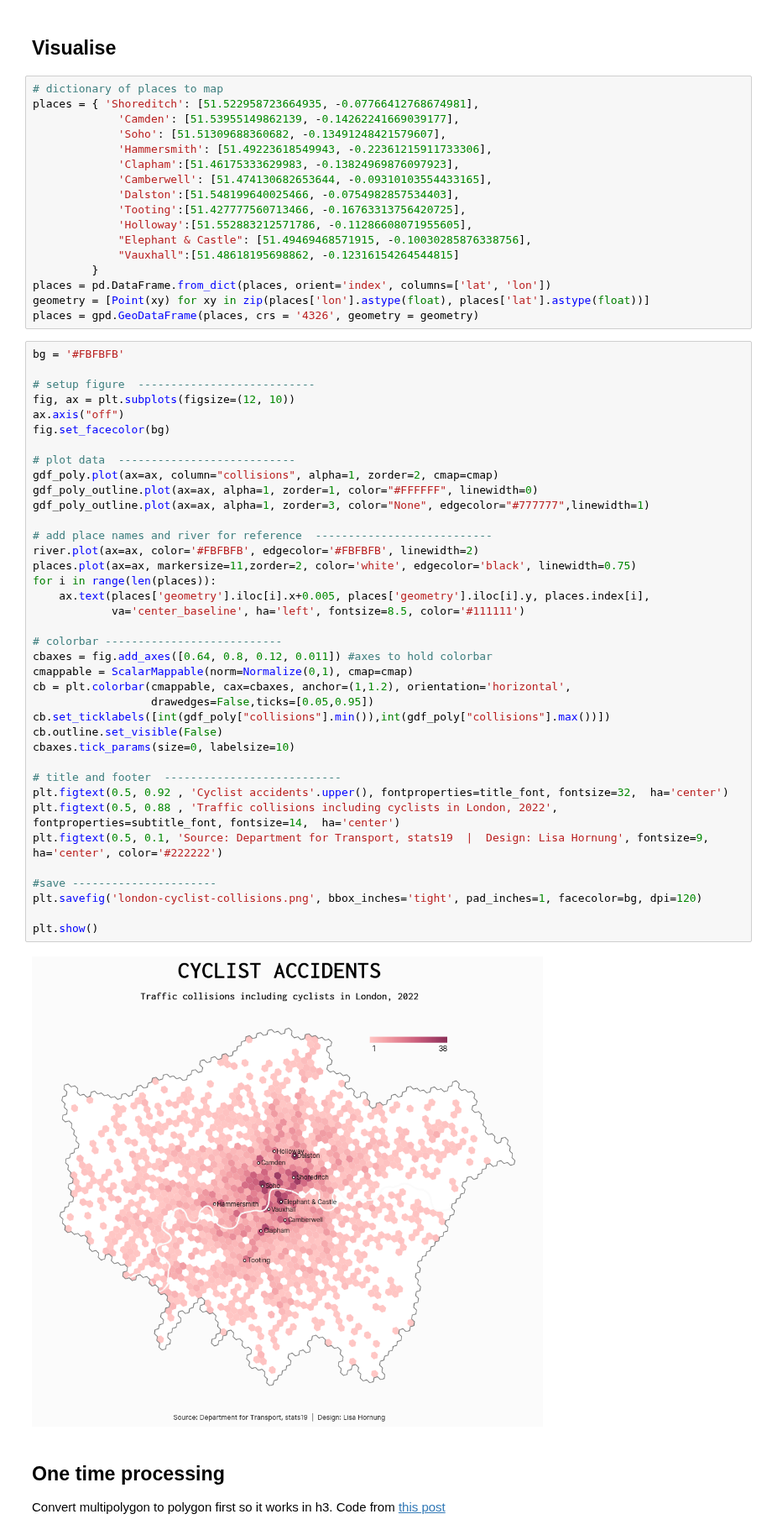
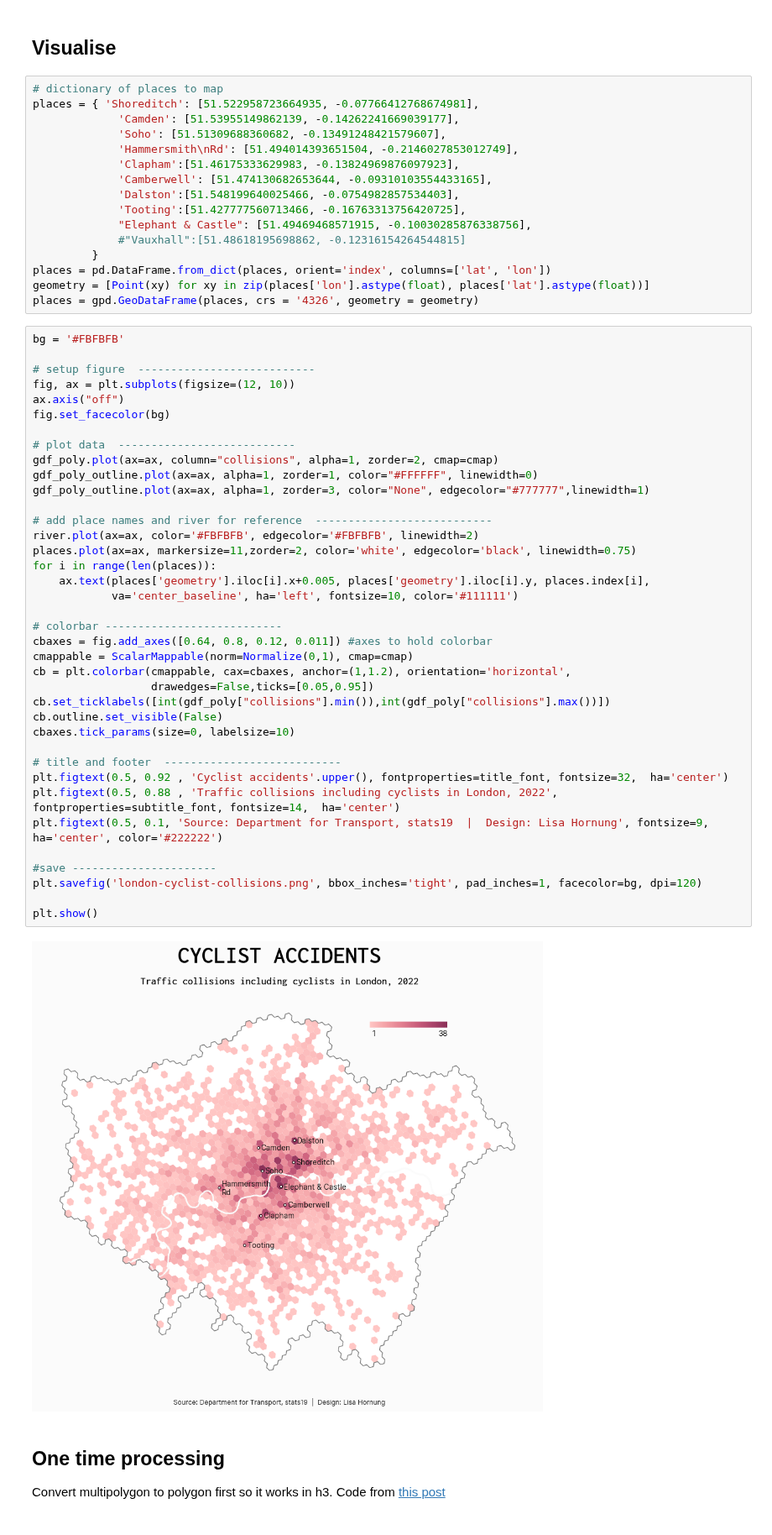
Before and after one commit to Lisa-Ho/30-day-map-challenge, a Jupyter notebook: 2023/Day9-cyclist-accidents/london-accidents.ipynb, the cells around one changed output. Shown at 84% size. Saved outputs shown, nothing was run; the diff lists cells and outputs as text.

```diff
--- a/2023/Day9-cyclist-accidents/london-accidents.ipynb
+++ b/2023/Day9-cyclist-accidents/london-accidents.ipynb
@@ -170,14 +170,13 @@ gdf_poly.loc[dissolve.index, 'collisions'] = dissolve['collisions'].values
 places = { 'Shoreditch': [51.522958723664935, -0.07766412768674981],
              'Camden': [51.53955149862139, -0.14262241669039177],
              'Soho': [51.51309688360682, -0.13491248421579607],
-             'Hammersmith': [51.49223618549943, -0.22361215911733306],
+             'Hammersmith\nRd': [51.494014393651504, -0.2146027853012749],
              'Clapham':[51.46175333629983, -0.13824969876097923],
              'Camberwell': [51.474130682653644, -0.09310103554433165],
              'Dalston':[51.548199640025466, -0.0754982857534403],
              'Tooting':[51.427777560713466, -0.16763313756420725],
-             'Holloway':[51.552883212571786, -0.11286608071955605],
              "Elephant & Castle": [51.49469468571915, -0.10030285876338756],
-             "Vauxhall":[51.48618195698862, -0.12316154264544815]
+             #"Vauxhall":[51.48618195698862, -0.12316154264544815]
          }
 places = pd.DataFrame.from_dict(places, orient='index', columns=['lat', 'lon'])
 geometry = [Point(xy) for xy in zip(places['lon'].astype(float), places['lat'].astype(float))]
@@ -193,35 +192,35 @@ fig.set_facecolor(bg)
 # plot data  ---------------------------
 gdf_poly.plot(ax=ax, column="collisions", alpha=1, zorder=2, cmap=cmap)
 gdf_poly_outline.plot(ax=ax, alpha=1, zorder=1, color="#FFFFFF", linewidth=0)
 gdf_poly_outline.plot(ax=ax, alpha=1, zorder=3, color="None", edgecolor="#777777",linewidth=1)
 
 # add place names and river for reference  ---------------------------
 river.plot(ax=ax, color='#FBFBFB', edgecolor='#FBFBFB', linewidth=2)
 places.plot(ax=ax, markersize=11,zorder=2, color='white', edgecolor='black', linewidth=0.75)
 for i in range(len(places)):
     ax.text(places['geometry'].iloc[i].x+0.005, places['geometry'].iloc[i].y, places.index[i],
-            va='center_baseline', ha='left', fontsize=8.5, color='#111111')
+            va='center_baseline', ha='left', fontsize=10, color='#111111')
 
 # colorbar ---------------------------
 cbaxes = fig.add_axes([0.64, 0.8, 0.12, 0.011]) #axes to hold colorbar
 cmappable = ScalarMappable(norm=Normalize(0,1), cmap=cmap)
 cb = plt.colorbar(cmappable, cax=cbaxes, anchor=(1,1.2), orientation='horizontal',
                   drawedges=False,ticks=[0.05,0.95])
 cb.set_ticklabels([int(gdf_poly["collisions"].min()),int(gdf_poly["collisions"].max())])
 cb.outline.set_visible(False)
 cbaxes.tick_params(size=0, labelsize=10)
 
 # title and footer  ---------------------------
 plt.figtext(0.5, 0.92 , 'Cyclist accidents'.upper(), fontproperties=title_font, fontsize=32,  ha='center')
 plt.figtext(0.5, 0.88 , 'Traffic collisions including cyclists in London, 2022', fontproperties=subtitle_font, fontsize=14,  ha='center')
 plt.figtext(0.5, 0.1, 'Source: Department for Transport, stats19  |  Design: Lisa Hornung', fontsize=9, ha='center', color='#222222')
 
 #save ----------------------
 plt.savefig('london-cyclist-collisions.png', bbox_inches='tight', pad_inches=1, facecolor=bg, dpi=120)
 
 plt.show()
 # %% [output]
-[figure, old version]
+[figure, new version]
 # %% [markdown]
 ## One time processing
 
```
Also changed, not shown: parts of 3 cells of this notebook.
